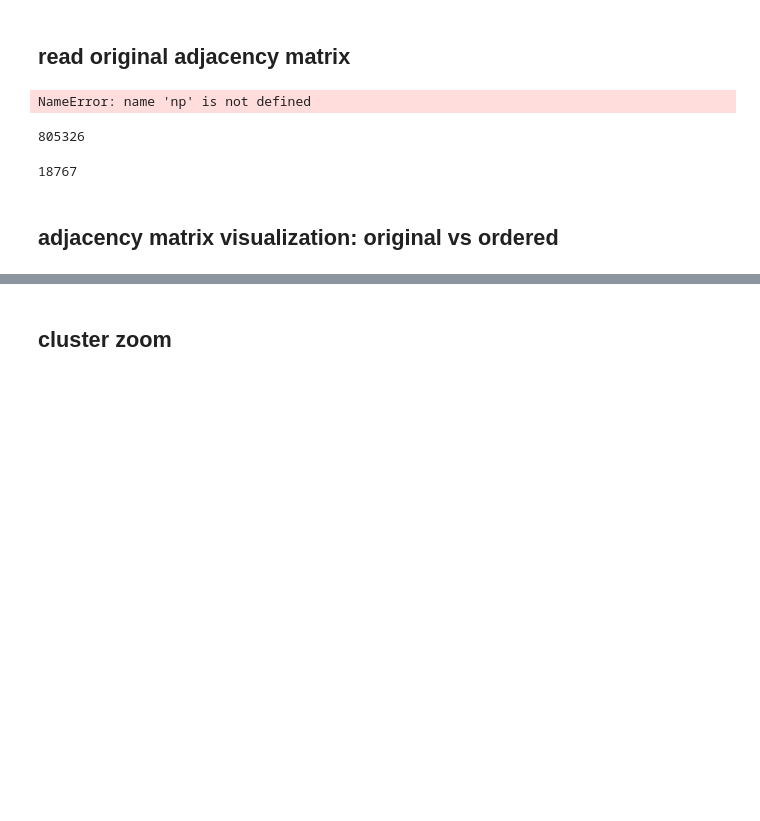
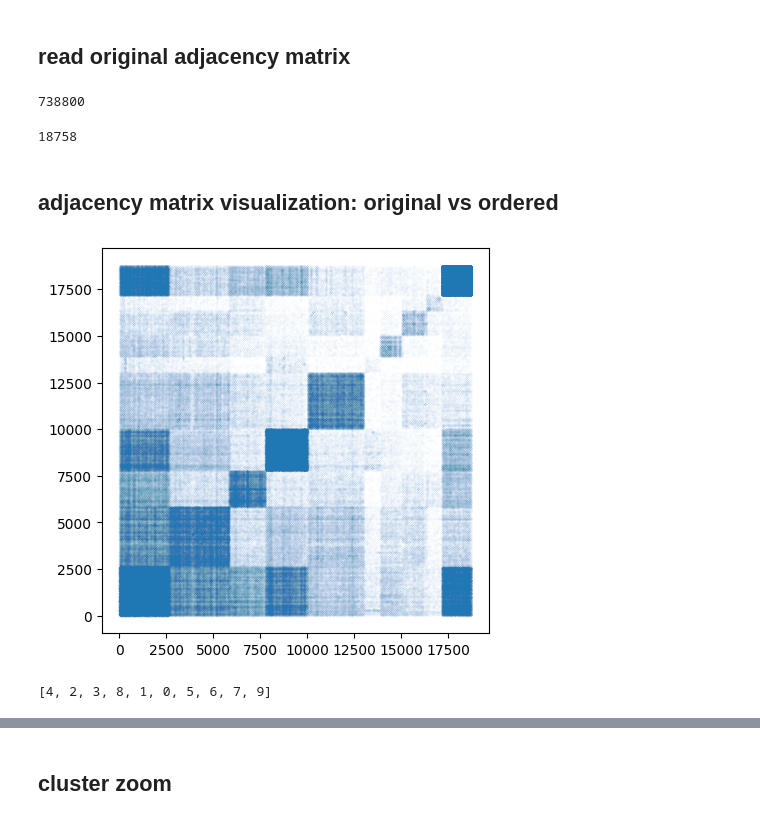
Before and after one commit to ZiyuZhang1/HBDM, a Jupyter notebook: results_analysis_code/model_analysis_multiD_hiera_biocluster.ipynb, the cells around one changed output, grey strips where cells are left out. Saved outputs shown, nothing was run; the diff lists cells and outputs as text; code cells hidden in the pictures; blank space fills up the shorter version.

```diff
--- a/results_analysis_code/model_analysis_multiD_hiera_biocluster.ipynb
+++ b/results_analysis_code/model_analysis_multiD_hiera_biocluster.ipynb
@@ -9,6 +10,6 @@ import pandas as pd
 # %%
 # Define the root directory
-name = 'Dataset-ppi--RE-True--W-True--Epochs-15000--D-4--RH-25--LR-0.1--LP-False--CUDA-True'
+name = 'Dataset-ppi--RE-False--W-1--Epochs-5000--D-8--RH-25--LR-0.1--LP-False--CUDA-True'
 root = 'D:/study/thesis/project/HBDM-main/ppi_results/models/'+name
 # W = True
 # %% [markdown]
@@ -16,7 +17,12 @@ root = 'D:/study/thesis/project/HBDM-main/ppi_results/models/'+name
 # %% [markdown]
 ## get hierarchical structure of level 1
 # %%
-
+with open(r'D:\study\thesis\project\HBDM-main\data\datasets\ppi\ppi_index.pkl', 'rb') as f:
+    string2node = pickle.load(f)
+with open(r'D:\study\thesis\project\HBDM-main\data\datasets\ppi\ppi_name2stringId.pkl', 'rb') as file:
+    name2stringId = pickle.load(file)
+node2string = {v: k for k, v in string2node.items()}
+stringId2name = {v: k for k, v in name2stringId.items()}
 # Specify the variable names
 # variable_names = ['k_exp_dist','final_idx', 'general_cl_id', 'general_mask']
 variable_names = ['k_exp_dist', 'general_cl_id', 'general_mask']
@@ -367,30 +333,46 @@ df.head(5)
 #     sparse_i = sparse_i.astype(int)
 #     sparse_j = sparse_j.astype(int)
 
-path1=r'D:\study\thesis\project\HBDM-main\data\datasets\ppi\sparse_i.txt'
-path2=r'D:\study\thesis\project\HBDM-main\data\datasets\ppi\sparse_j.txt'
-# Step 1: Read data from sparse_i and sparse_j files
-sparse_i = np.loadtxt(path1)
-sparse_j = np.loadtxt(path2)
+dataroot = 'D:/study/thesis/project/HBDM-main/data/datasets/ppi/'
+sparse_i = np.loadtxt(dataroot+'sparse_i.txt')
+sparse_j = np.loadtxt(dataroot+'sparse_j.txt')
+sparse_w = np.loadtxt(dataroot+'sparse_w.txt')
+
 sparse_i = sparse_i.astype(int)
 sparse_j = sparse_j.astype(int)
+sparse_w = sparse_w.astype(float)
+edges_and_weights = zip(sparse_i, sparse_j,sparse_w)
+G = nx.Graph()
+
+# Use from_edgelist to directly create the graph from edges
+G.add_weighted_edges_from(edges_and_weights)
-# %% [output]
-NameError: name 'np' is not defined
 # %%
 # ## ad
 # ad = coo_array((57508*[1], (np.concatenate((sparse_i, sparse_j)), np.concatenate((sparse_j, sparse_i)))), shape=(20111, 20111)).toarray()
-# %%
-## G
-G = nx.Graph()
-edges = zip(sparse_i, sparse_j)
-G.add_edges_from(edges)
 # %%
 len(sparse_i)
 # %% [output]
-805326
+738800
 # %%
 len(G.nodes)
 # %% [output]
-18767
+18758
 # %% [markdown]
 ## adjacency matrix visualization: original vs ordered
+# %%
+index = []
+for i in order:
+    index.extend(index_dict[i])
+len(index)
+ad = nx.to_numpy_array(G, dtype=bool, nodelist=index)
+coords = np.argwhere(ad==True)
+fig = plt.figure(figsize=(5, 5))
+plt.scatter(coords[:,1],coords[:,0],s=0.00005)
+plt.savefig(pltroot+'ordered-'+name+'.png')
+plt.show()
+# %% [output]
+[figure, added]
+# %%
+order
+# %% [output]
+[4, 2, 3, 8, 1, 0, 5, 6, 7, 9]
```
Also changed, not shown: parts of 30 cells of this notebook, 12 other files.
